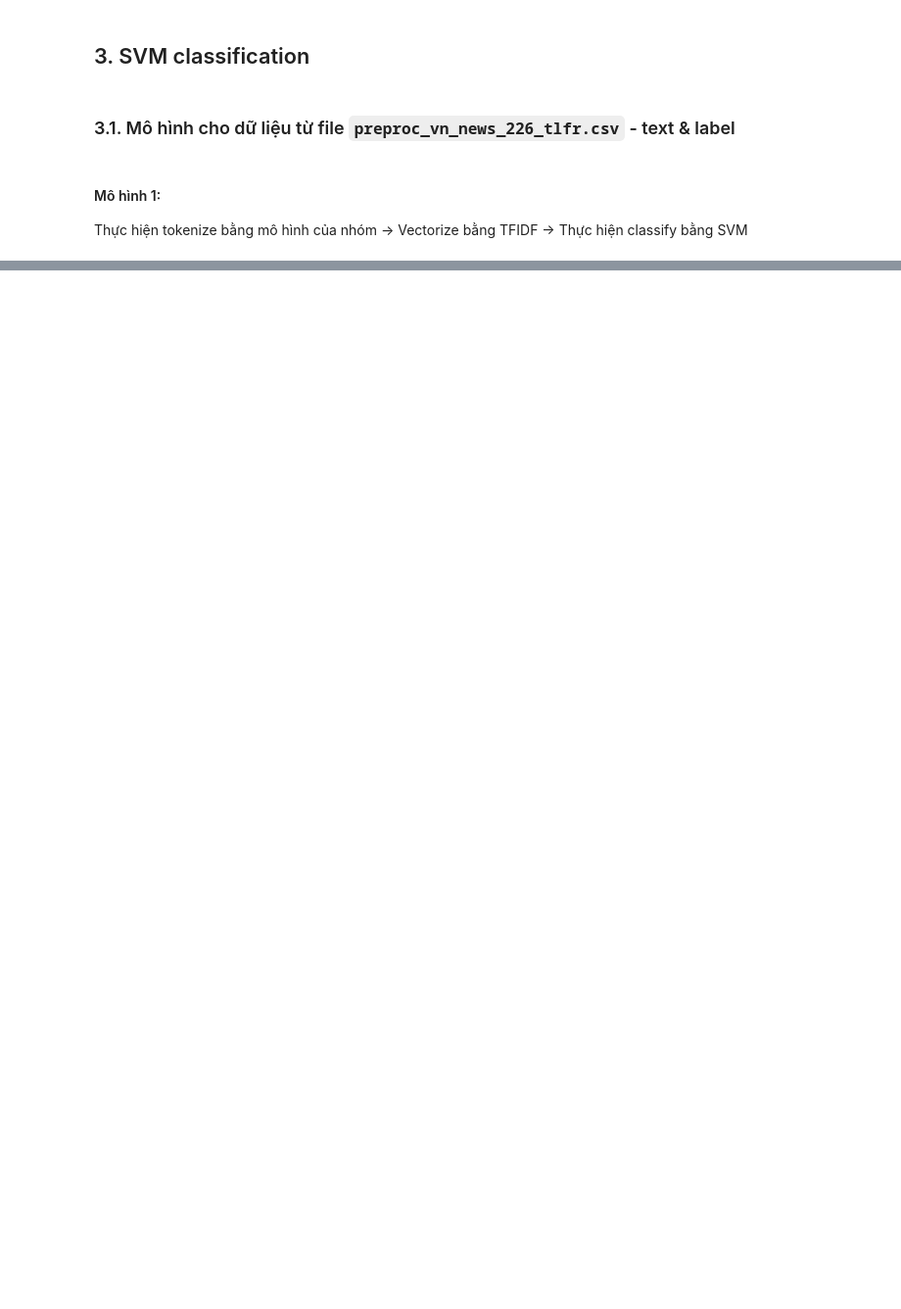
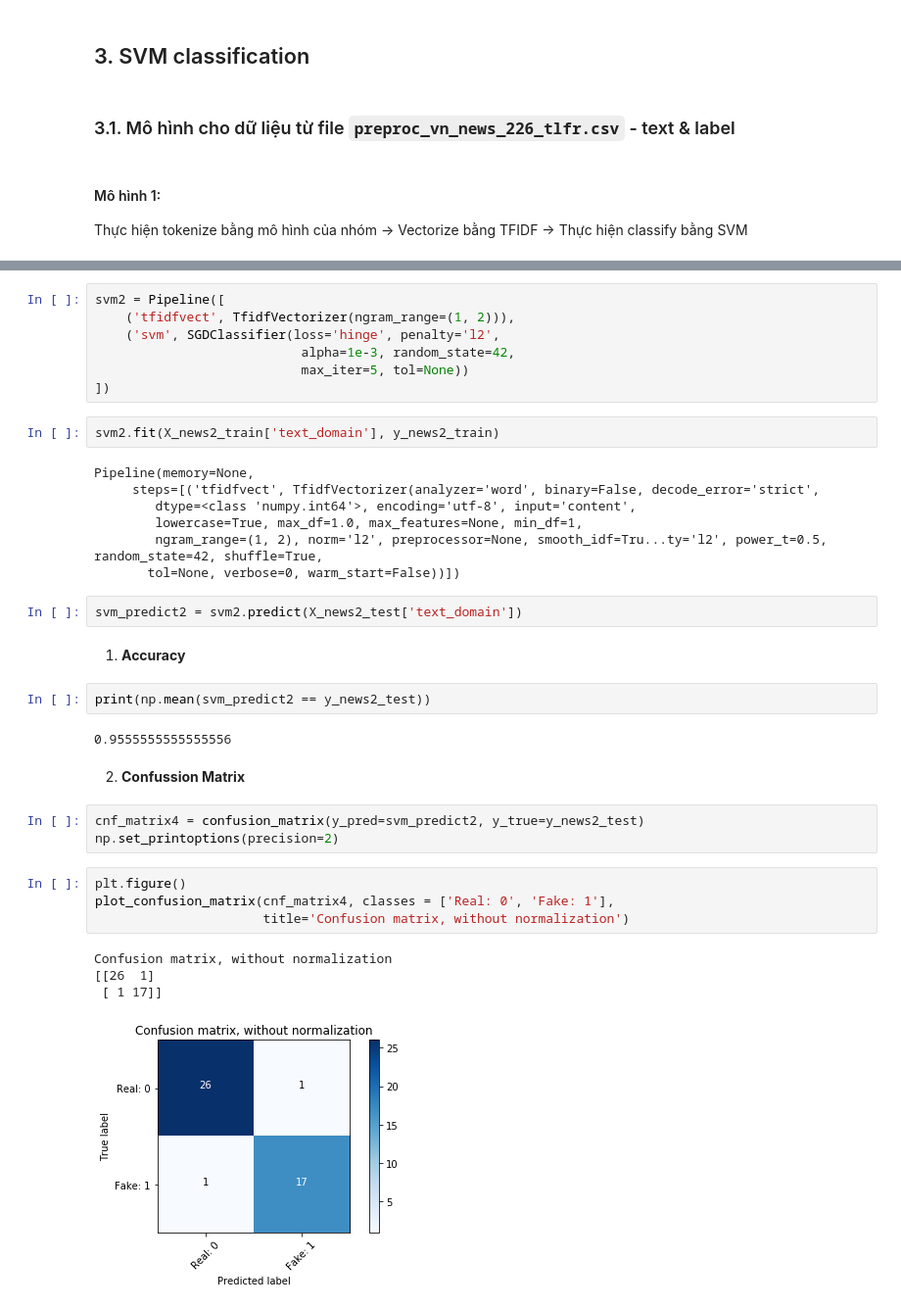
Before and after one commit to nightfury1103/vfnd-fake-news-experiences, a Jupyter notebook: classification_model.ipynb, the cells around one changed output, grey strips where cells are left out. Shown at 98% size. Cells and saved outputs as stored; diff of their text form; blank space fills up the shorter version.

```diff
--- a/classification_model.ipynb
+++ b/classification_model.ipynb
@@ -196,0 +524,38 @@ Thực hiện tokenize bằng mô hình của nhóm -> Vectorize bằng TFIDF ->
+# %%
+svm2 = Pipeline([
+    ('tfidfvect', TfidfVectorizer(ngram_range=(1, 2))),
+    ('svm', SGDClassifier(loss='hinge', penalty='l2',
+                           alpha=1e-3, random_state=42,
+                           max_iter=5, tol=None))
+])
+# %%
+svm2.fit(X_news2_train['text_domain'], y_news2_train)
+# %% [output]
+Pipeline(memory=None,
+     steps=[('tfidfvect', TfidfVectorizer(analyzer='word', binary=False, decode_error='strict',
+        dtype=<class 'numpy.int64'>, encoding='utf-8', input='content',
+        lowercase=True, max_df=1.0, max_features=None, min_df=1,
+        ngram_range=(1, 2), norm='l2', preprocessor=None, smooth_idf=Tru...ty='l2', power_t=0.5, random_state=42, shuffle=True,
+       tol=None, verbose=0, warm_start=False))])
+# %%
+svm_predict2 = svm2.predict(X_news2_test['text_domain'])
+# %% [markdown]
+1. __Accuracy__
+# %%
+print(np.mean(svm_predict2 == y_news2_test))
+# %% [output]
+0.9555555555555556
+# %% [markdown]
+2. __Confussion Matrix__
+# %%
+cnf_matrix4 = confusion_matrix(y_pred=svm_predict2, y_true=y_news2_test)
+np.set_printoptions(precision=2)
+# %%
+plt.figure()
+plot_confusion_matrix(cnf_matrix4, classes = ['Real: 0', 'Fake: 1'],
+                      title='Confusion matrix, without normalization')
+# %% [output]
+Confusion matrix, without normalization
+[[26  1]
+ [ 1 17]]
+[figure, added]
```
Also changed, not shown: parts of 97 cells of this notebook, 4 other files.
